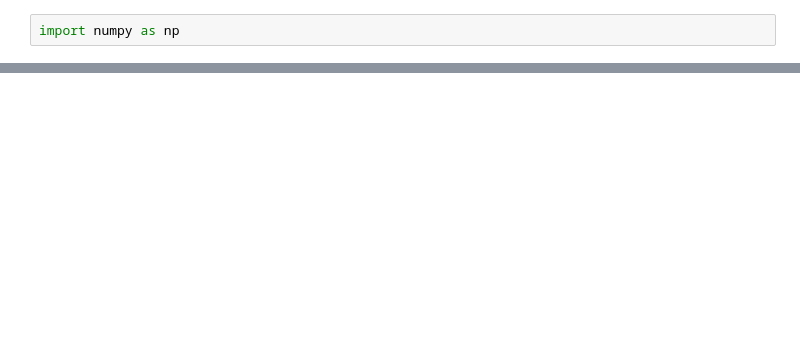
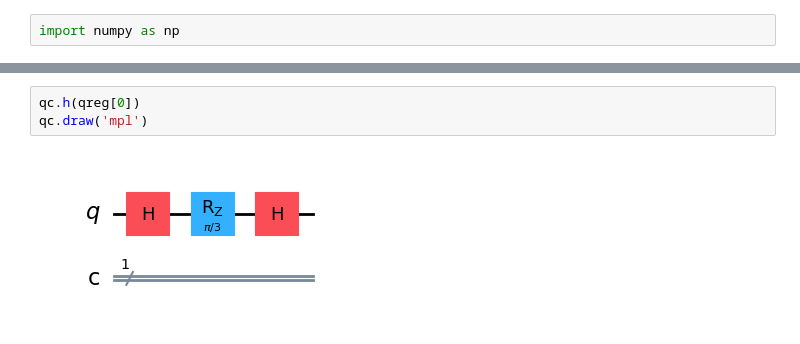
Before and after one commit to DuarteMagano/Hello-Quantum-World, a Jupyter notebook: tutorial_master.ipynb, the cells around one changed output, grey strips where cells are left out. Drawn from its saved outputs; the diff is of its cells as text; blank space fills up the shorter version.

```diff
--- a/tutorial_master.ipynb
+++ b/tutorial_master.ipynb
@@ -8,0 +141,5 @@ ModuleNotFoundError: No module named 'qiskit'
+# %%
+qc.h(qreg[0])
+qc.draw('mpl')
+# %% [output]
+[figure, added]
```
Also changed, not shown: parts of 37 cells of this notebook.
